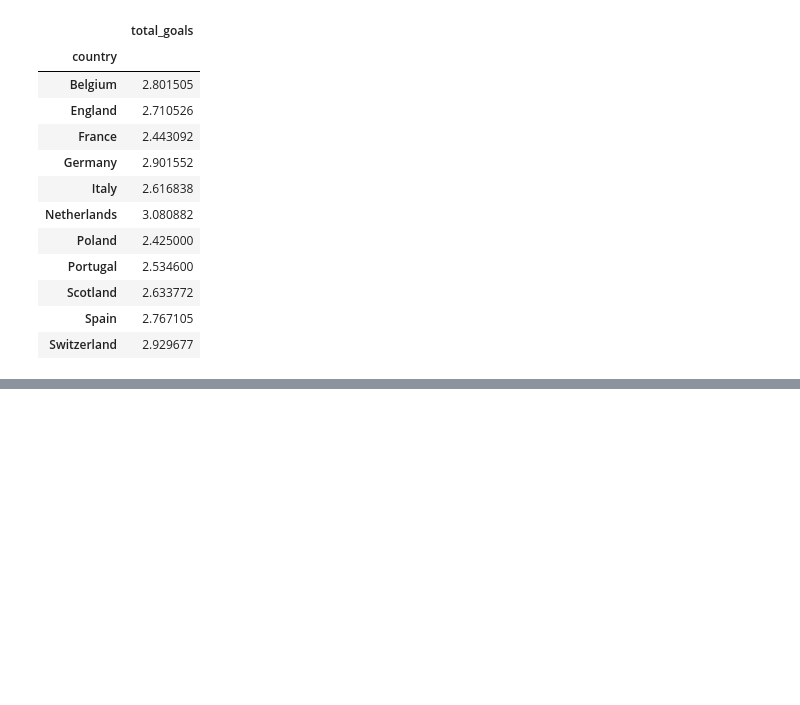
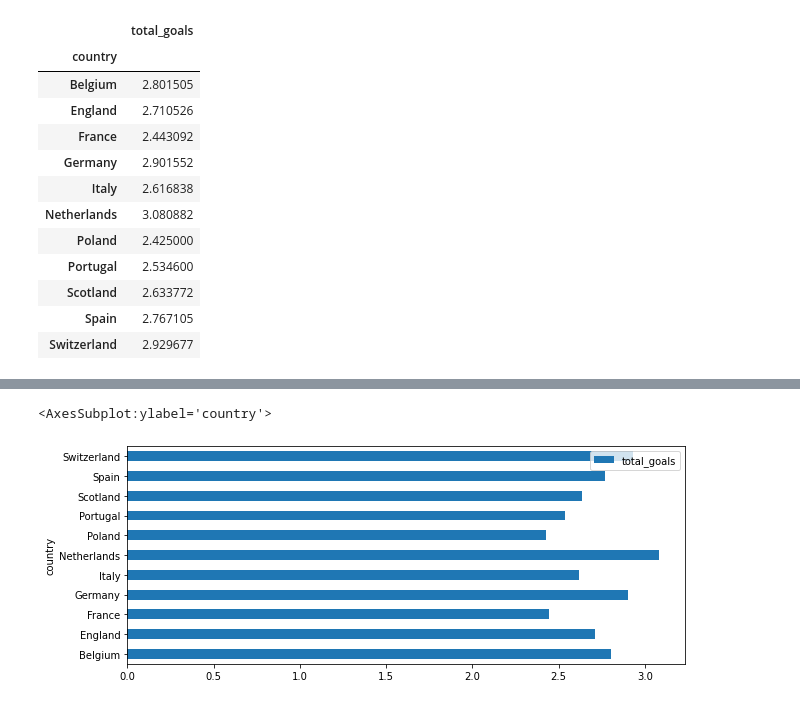
Before and after one commit to alx2202/DataAnalysis, a Jupyter notebook: Day15/ex_1.ipynb, the cells around one changed output, grey strips where cells are left out. Cells and saved outputs as stored; diff of their text form; code cells hidden in the pictures; blank space fills up the shorter version.

```diff
--- a/Day15/ex_1.ipynb
+++ b/Day15/ex_1.ipynb
@@ -63,0 +139,5 @@ mean_goals
+# %%
+mean_goals.plot(kind='barh', figsize=(10, 4))
+# %% [output]
+<AxesSubplot:ylabel='country'>
+[figure, added]
```
Also changed, not shown: parts of 10 cells of this notebook.
